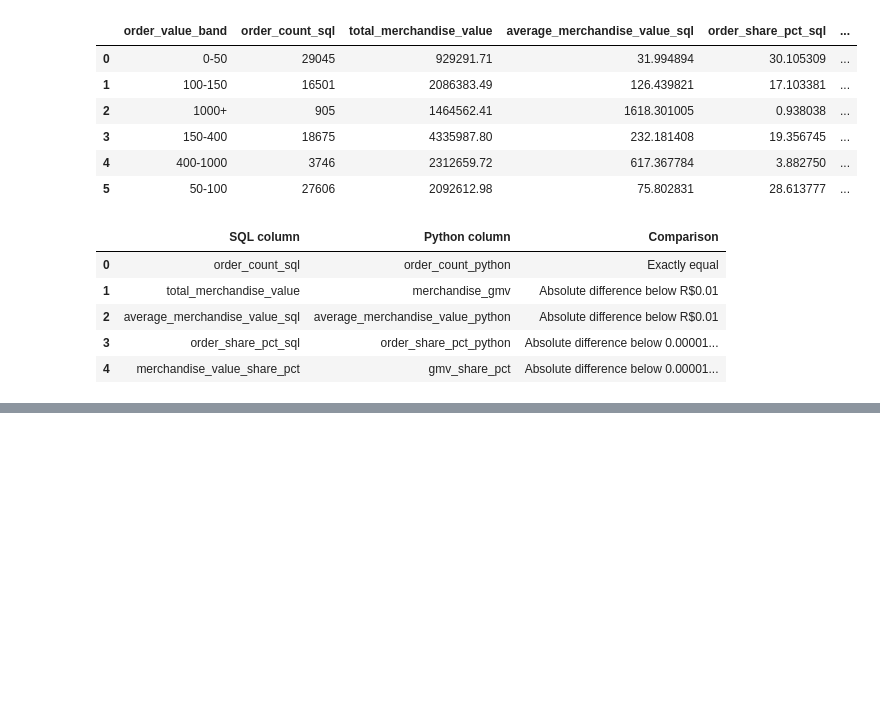
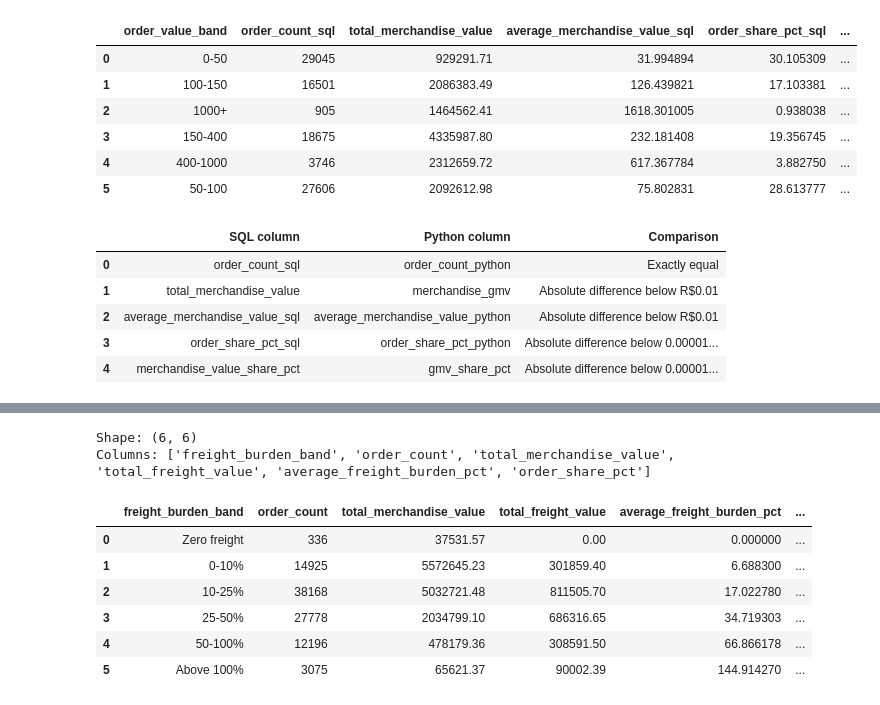
Before and after one commit to Yash1thHJ/DataAnalyst, a Jupyter notebook: notebooks/07_payment_and_commercial_analysis.ipynb, the cells around one changed output, grey strips where cells are left out. Cells and saved outputs as stored; diff of their text form; code cells hidden in the pictures; blank space fills up the shorter version.

Commit message:
Complete freight-burden analysis and SQL–Python reconciliation

```diff
--- a/notebooks/07_payment_and_commercial_analysis.ipynb
+++ b/notebooks/07_payment_and_commercial_analysis.ipynb
@@ -2945,3 +2945,22 @@ display(order_value_band_validation_summary)
 - The summary covers 96,478 delivered orders and R$13,221,498.11 in merchandise value.
 
 Orders worth R$100 or less represent 58.72% of delivered orders and 22.86% of merchandise value. The R$150–400 band contributes the largest merchandise-value share at 32.79%.
+# %%
+# Load the SQL freight-burden summary and inspect its structure before SQL–Python reconciliation.
+sql_freight_burden_summary = pd.read_csv(
+    "../reports/tables/sql_freight_burden_summary.csv"
+)
+
+print("Shape:", sql_freight_burden_summary.shape)
+print("Columns:", sql_freight_burden_summary.columns.tolist())
+display(sql_freight_burden_summary)
+# %% [output]
+Shape: (6, 6)
+Columns: ['freight_burden_band', 'order_count', 'total_merchandise_value', 'total_freight_value', 'average_freight_burden_pct', 'order_share_pct']
+|  | freight_burden_band | order_count | total_merchandise_value | total_freight_value | average_freight_burden_pct | ... |
+| 0 | Zero freight | 336 | 37531.57 | 0.00 | 0.000000 | ... |
+| 1 | 0-10% | 14925 | 5572645.23 | 301859.40 | 6.688300 | ... |
+| 2 | 10-25% | 38168 | 5032721.48 | 811505.70 | 17.022780 | ... |
+| 3 | 25-50% | 27778 | 2034799.10 | 686316.65 | 34.719303 | ... |
+| 4 | 50-100% | 12196 | 478179.36 | 308591.50 | 66.866178 | ... |
+| 5 | Above 100% | 3075 | 65621.37 | 90002.39 | 144.914270 | ... |
```
Also changed, not shown: parts of 5 cells of this notebook, 2 other files.
